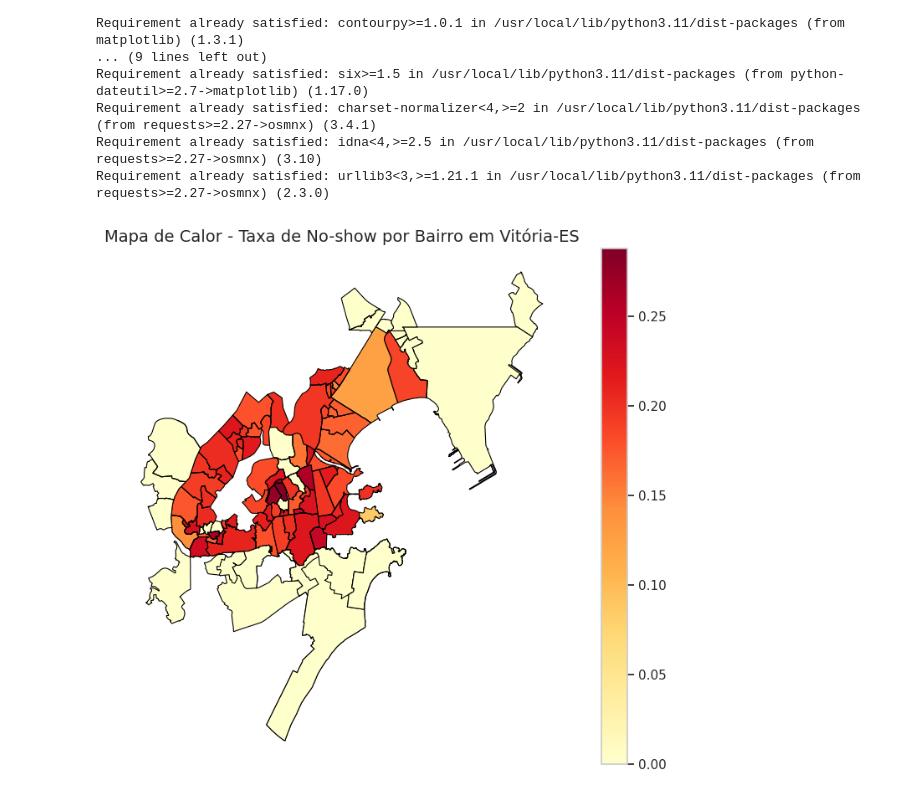
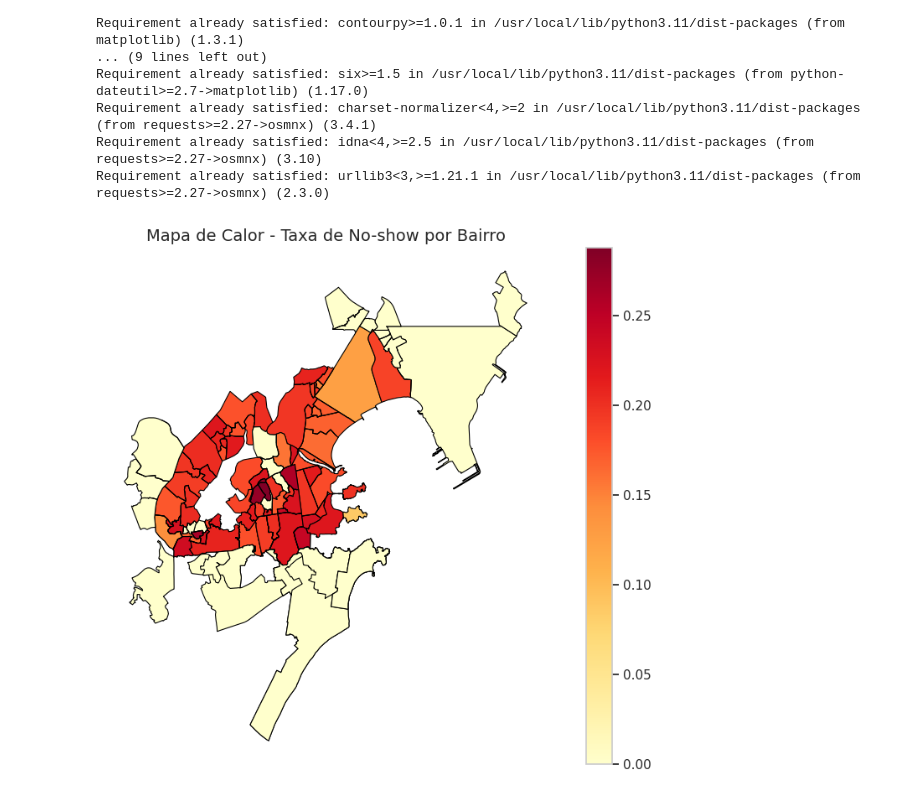
Before and after one commit to eddorileo/saudeDigital, a Jupyter notebook: src/AnaliseExploratoriaDados.ipynb, the cells around one changed output. Saved outputs shown, nothing was run; the diff lists cells and outputs as text; code cells hidden in the pictures.

```diff
--- a/src/AnaliseExploratoriaDados.ipynb
+++ b/src/AnaliseExploratoriaDados.ipynb
@@ -706,32 +706,32 @@ import matplotlib.pyplot as plt
 
 # 1️⃣ Obter os limites dos bairros de Vitória-ES do OpenStreetMap
 gdf = ox.features_from_place("Vitória, Espírito Santo, Brasil", tags={"boundary": "administrative"})
 
 # Filtrar para manter apenas os bairros (nível administrativo adequado)
 gdf_bairros = gdf[gdf["admin_level"] == "10"].copy()  # Evita o SettingWithCopyWarning
 
 # 2️⃣ Calcular a taxa de No-show por bairro
 no_show_counts = data[data['No-show'] == 1]['Neighbourhood'].value_counts()
 total_counts = data['Neighbourhood'].value_counts()
 no_show_rate = (no_show_counts / total_counts).fillna(0)  # Evitar divisão por zero
 
 # Criar um DataFrame para combinar com os dados geoespaciais
 df_bairros = pd.DataFrame({'name': no_show_rate.index, 'No-show Rate': no_show_rate.values})
 
 # 3️⃣ Padronizar os nomes dos bairros para unir com os dados do OpenStreetMap
 gdf_bairros.loc[:, 'name'] = gdf_bairros['name'].str.upper()  # Certifique-se de que os nomes são compatíveis
 gdf_bairros = gdf_bairros.merge(df_bairros, on='name', how='left')
 gdf_bairros['No-show Rate'] = gdf_bairros['No-show Rate'].fillna(0)  # Preencher bairros sem dados com 0
 
 # 4️⃣ Plotar o mapa de calor dos bairros no Colab
 fig, ax = plt.subplots(figsize=(12, 8))
 gdf_bairros.plot(column='No-show Rate', cmap='YlOrRd', linewidth=0.8, edgecolor='black', legend=True, ax=ax)
 
 # Melhorar layout para visualização no Colab
-ax.set_title("Mapa de Calor - Taxa de No-show por Bairro em Vitória-ES", fontsize=14)
+ax.set_title("Mapa de Calor - Taxa de No-show por Bairro", fontsize=14)
 ax.axis("off")  # Remover eixos
 
 # Exibir o mapa diretamente no Colab
 plt.show()
 # %% [output]
-[figure, old version]
+[figure, new version]
```
